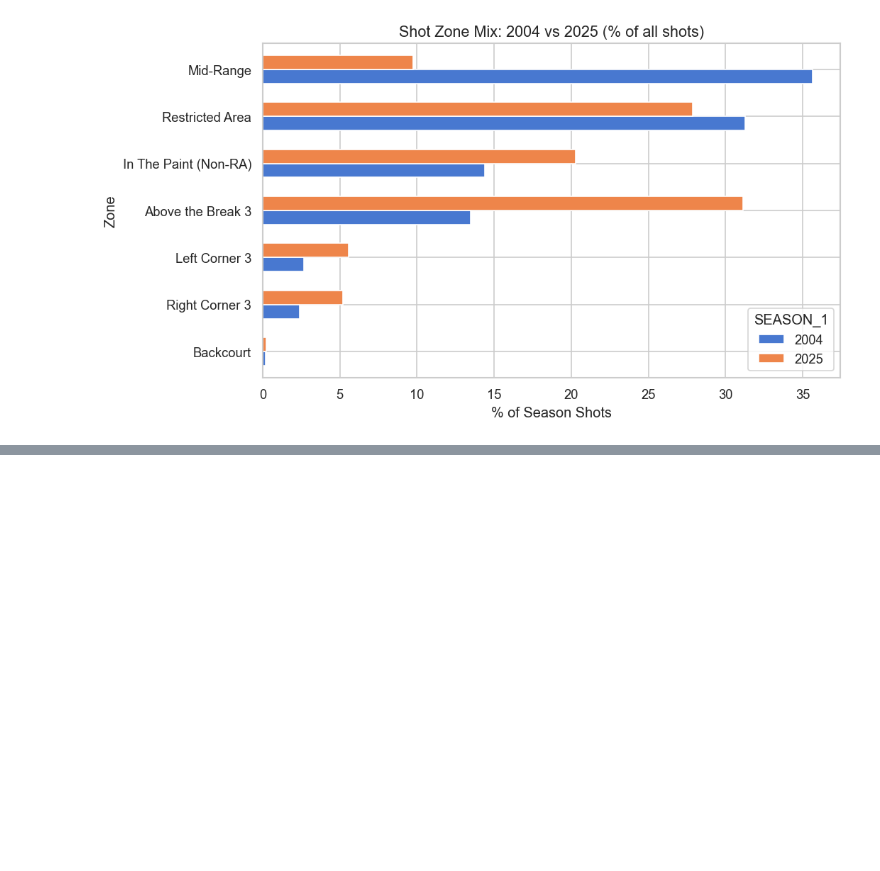
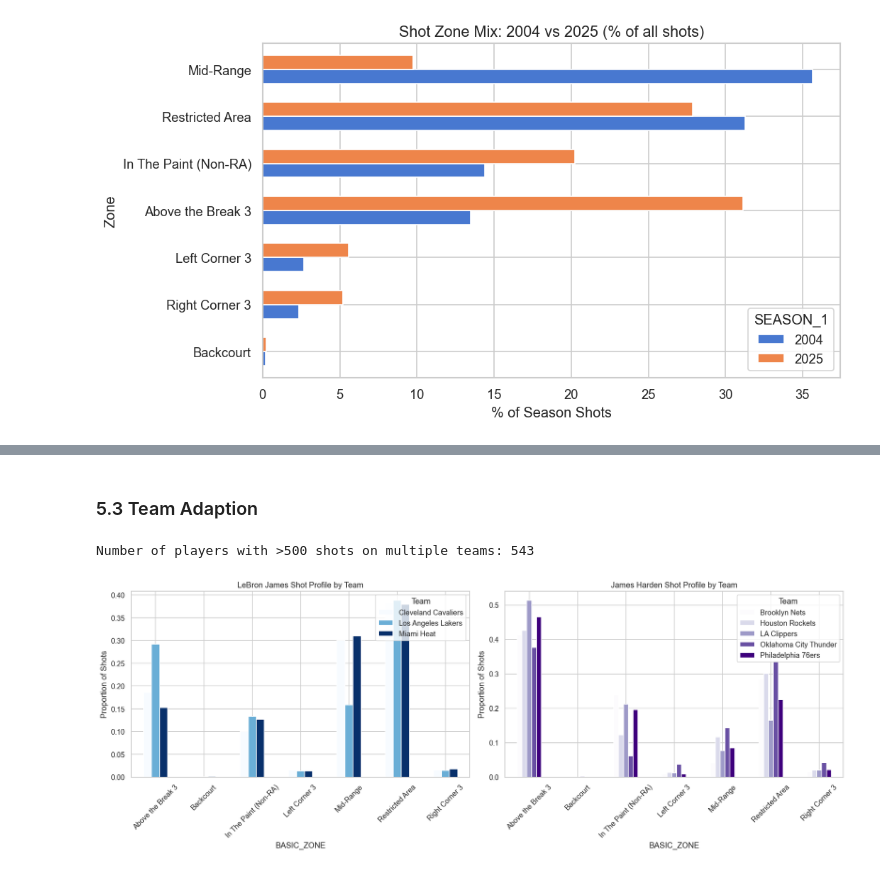
Before and after one commit to com-480-data-visualization/com-480-project-pff, a Jupyter notebook: eda.ipynb, the cells around one changed output, grey strips where cells are left out. Drawn from its saved outputs; the diff is of its cells as text; code cells hidden in the pictures; blank space fills up the shorter version.

```diff
--- a/eda.ipynb
+++ b/eda.ipynb
@@ -458,0 +509,42 @@ plt.show()
+# %% [markdown]
+### 5.3 Team Adaption
+# %%
+# Filter players with at least 500 shots for multiple teams
+stints = df.groupby(['PLAYER_NAME', 'TEAM_NAME'], observed=True).size().reset_index(name='shots')
+stints = stints[stints['shots'] >= 500]
+multi_team_players = stints.groupby('PLAYER_NAME', observed=True).size()
+multi_team_players = multi_team_players[multi_team_players >= 2].index
+
+print(f"Number of players with >500 shots on multiple teams: {len(multi_team_players)}")
+
+fig, axes = plt.subplots(1, 2, figsize=(16, 6))
+
+# Case Study: LeBron James (CLE -> MIA -> CLE -> LAL)
+lbj = df[df['PLAYER_NAME'] == 'LeBron James']
+lbj_zones = lbj.groupby(['TEAM_NAME', 'BASIC_ZONE'], observed=True).size().unstack(fill_value=0)
+lbj_zones = lbj_zones[lbj_zones.sum(axis=1) > 0] # Filter out teams he did not play for
+lbj_profile = lbj_zones.div(lbj_zones.sum(axis=1), axis=0)
+
+lbj_profile.T.plot(kind='bar', ax=axes[0], colormap='Blues')
+axes[0].set_title('LeBron James Shot Profile by Team')
+axes[0].set_ylabel('Proportion of Shots')
+axes[0].tick_params(axis='x', rotation=45)
+axes[0].legend(title='Team', loc='upper right')
+
+# Case Study: James Harden (OKC -> HOU -> BKN -> PHI -> LAC)
+jh = df[df['PLAYER_NAME'] == 'James Harden']
+jh_zones = jh.groupby(['TEAM_NAME', 'BASIC_ZONE'], observed=True).size().unstack(fill_value=0)
+jh_zones = jh_zones[jh_zones.sum(axis=1) > 0]
+jh_profile = jh_zones.div(jh_zones.sum(axis=1), axis=0)
+
+jh_profile.T.plot(kind='bar', ax=axes[1], colormap='Purples')
+axes[1].set_title('James Harden Shot Profile by Team')
+axes[1].set_ylabel('Proportion of Shots')
+axes[1].tick_params(axis='x', rotation=45)
+axes[1].legend(title='Team', loc='upper right')
+
+plt.tight_layout()
+plt.show()
+# %% [output]
+Number of players with >500 shots on multiple teams: 543
+[figure, added]
```
Also changed, not shown: parts of 8 cells of this notebook, 1 other file.
